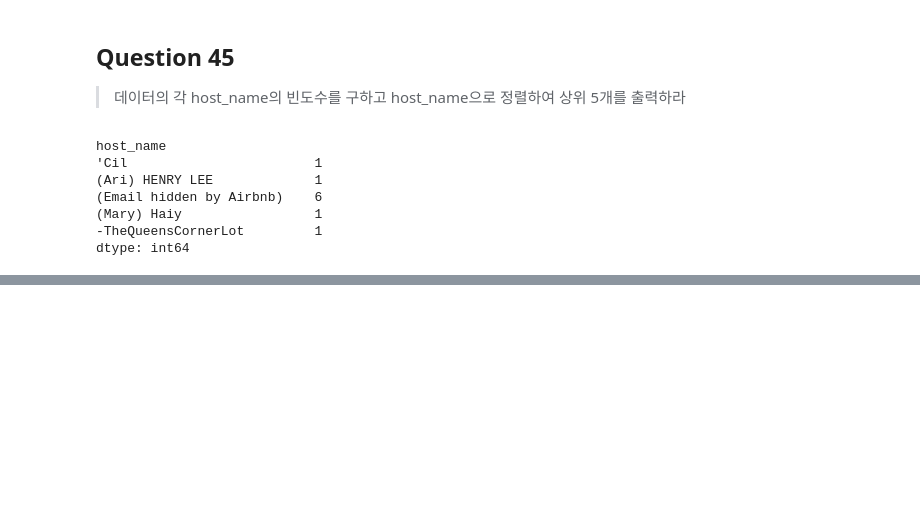
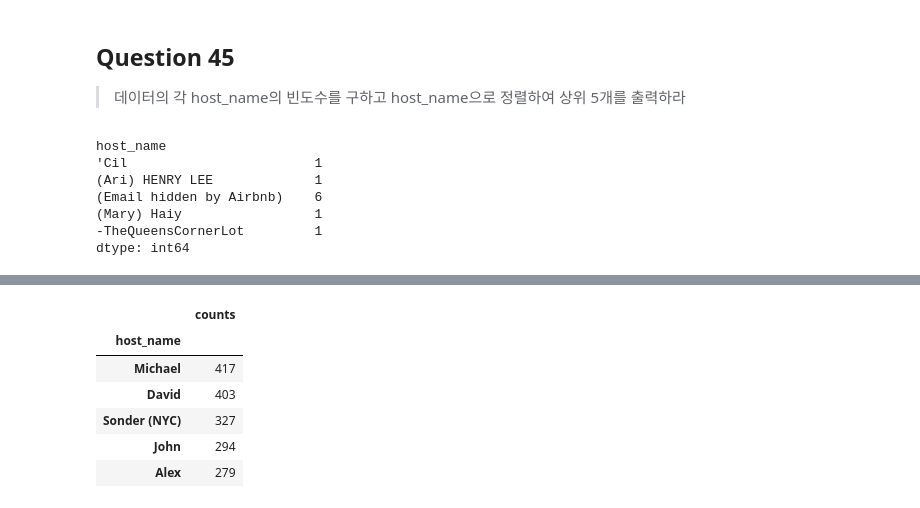
Before and after one commit to lagonee23/Practice, a Jupyter notebook: Pandas/Pandas_tutorial.ipynb, the cells around one changed output, grey strips where cells are left out. Cells and saved outputs as stored; diff of their text form; code cells hidden in the pictures; blank space fills up the shorter version.

```diff
--- a/Pandas/Pandas_tutorial.ipynb
+++ b/Pandas/Pandas_tutorial.ipynb
@@ -567,0 +571,14 @@ dtype: int64
+# %%
+# counts = df4.value_counts('host_name')
+# Ans_46 = pd.DataFrame(data=counts, index=counts.index, columns=['counts'])
+
+Ans_46 = df4.groupby('host_name').size().to_frame().rename(columns={0:'counts'}).sort_values('counts', ascending=False)
+Ans_46.head()
+# %% [output]
+|  | counts |
+| host_name |  |
+| Michael | 417 |
+| David | 403 |
+| Sonder (NYC) | 327 |
+| John | 294 |
+| Alex | 279 |
```
Also changed, not shown: parts of 3 cells of this notebook.
